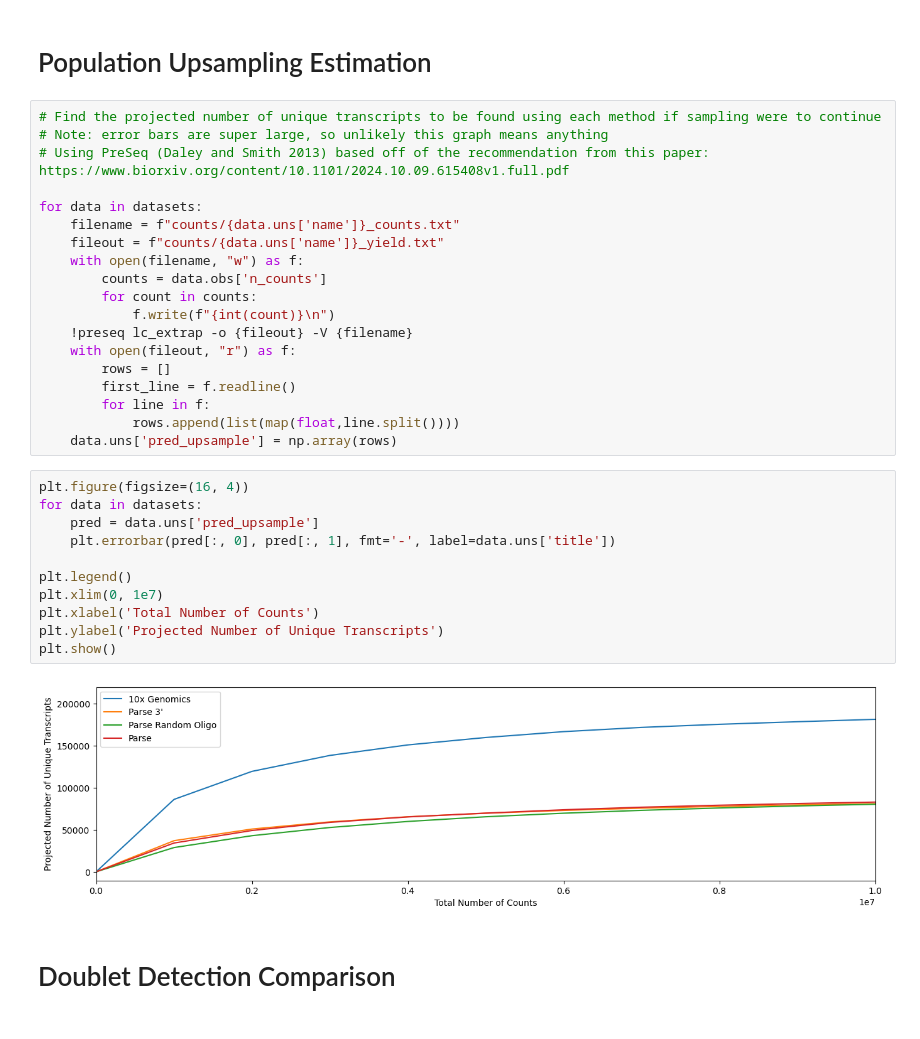
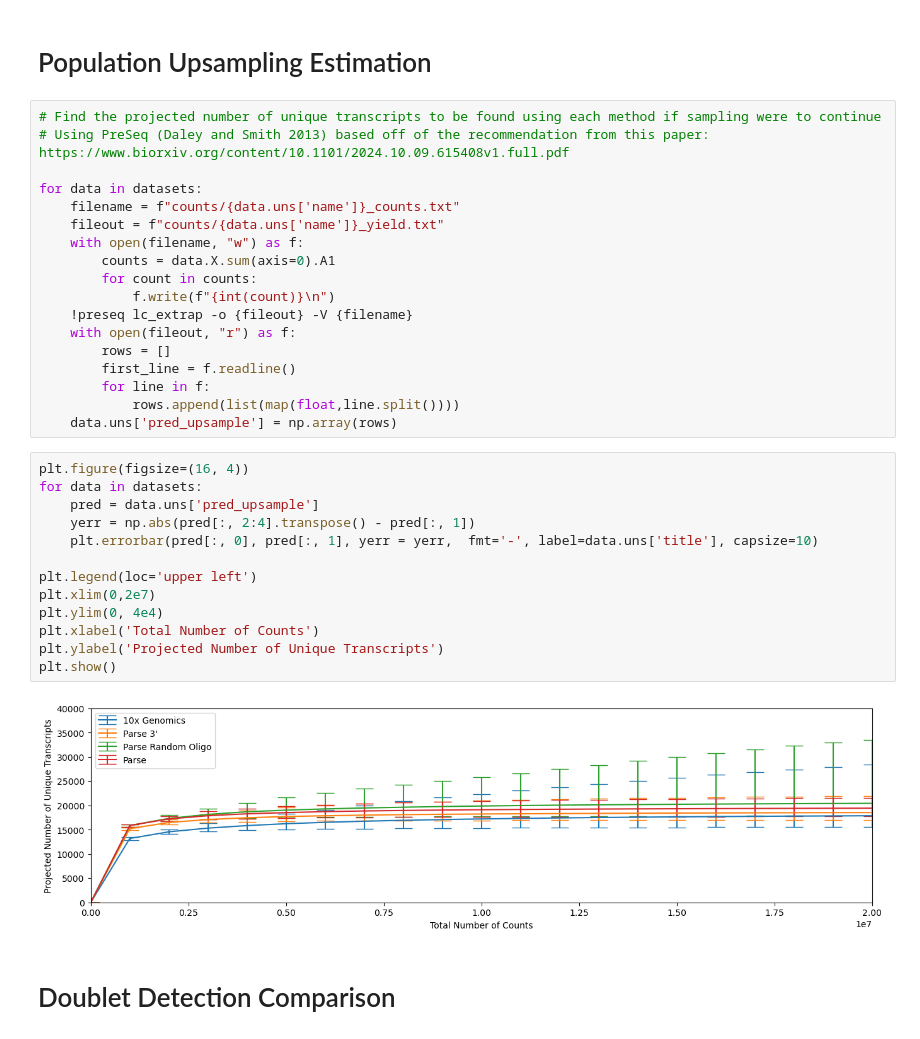
Before and after one commit to mcaskey6/10XvParse, a Jupyter notebook: Analysis 1/combo_test.ipynb, the cells around one changed output. Cells and saved outputs as stored; diff of their text form.

Commit message:
Fixed rarefaction curve

```diff
--- a/Analysis 1/combo_test.ipynb
+++ b/Analysis 1/combo_test.ipynb
@@ -45,14 +45,13 @@ Total counts after downsampling: 538631.0
 # Population Upsampling Estimation
 # %%
 # Find the projected number of unique transcripts to be found using each method if sampling were to continue
-# Note: error bars are super large, so unlikely this graph means anything
 # Using PreSeq (Daley and Smith 2013) based off of the recommendation from this paper: https://www.biorxiv.org/content/10.1101/2024.10.09.615408v1.full.pdf
 
 for data in datasets:
     filename = f"counts/{data.uns['name']}_counts.txt"
     fileout = f"counts/{data.uns['name']}_yield.txt"
     with open(filename, "w") as f:
-        counts = data.obs['n_counts']
+        counts = data.X.sum(axis=0).A1
         for count in counts:
             f.write(f"{int(count)}\n")
     !preseq lc_extrap -o {fileout} -V {filename}
@@ -65,16 +64,18 @@ for data in datasets:
 # %%
 plt.figure(figsize=(16, 4))
 for data in datasets:
     pred = data.uns['pred_upsample']
-    plt.errorbar(pred[:, 0], pred[:, 1], fmt='-', label=data.uns['title'])
+    yerr = np.abs(pred[:, 2:4].transpose() - pred[:, 1])
+    plt.errorbar(pred[:, 0], pred[:, 1], yerr = yerr,  fmt='-', label=data.uns['title'], capsize=10)
 
-plt.legend()
-plt.xlim(0, 1e7)
+plt.legend(loc='upper left')
+plt.xlim(0,2e7)
+plt.ylim(0, 4e4)
 plt.xlabel('Total Number of Counts')
 plt.ylabel('Projected Number of Unique Transcripts')
 plt.show()
 # %% [output]
-[figure, old version]
+[figure, new version]
 # %% [markdown]
 # Doublet Detection Comparison
 # %%
```
